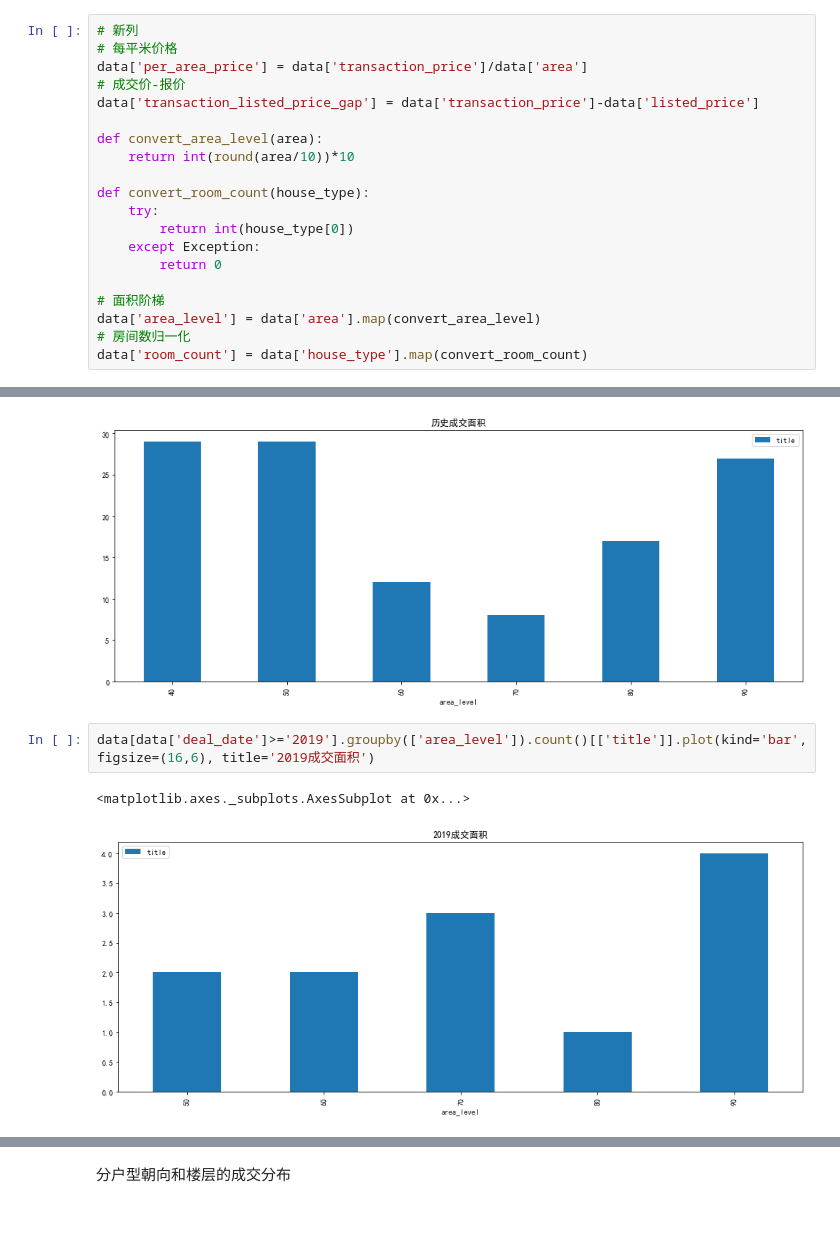
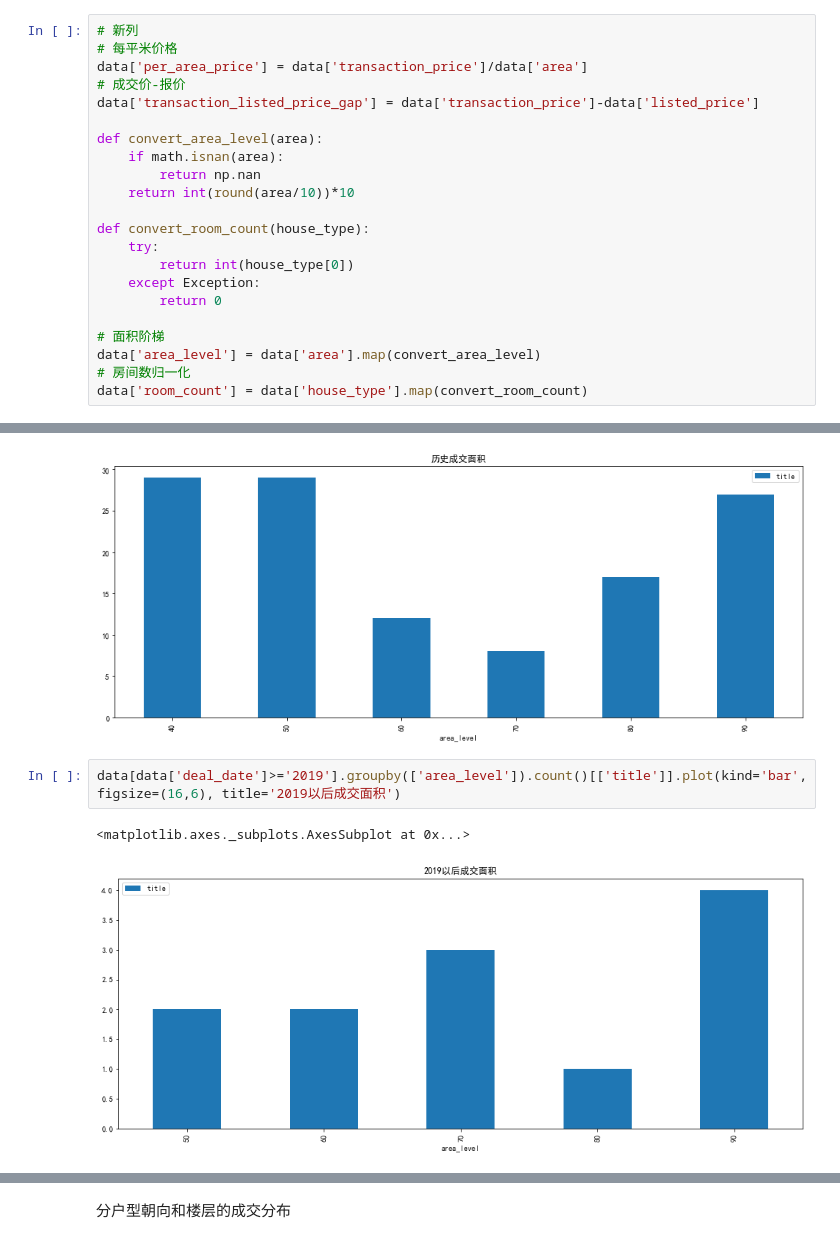
Before and after one commit to DanielHHP/lianjiaSpider, a Jupyter notebook: notebook/house_deal_analyse.ipynb, the cells around one changed output, grey strips where cells are left out. Cells and saved outputs as stored; diff of their text form.

```diff
--- a/notebook/house_deal_analyse.ipynb
+++ b/notebook/house_deal_analyse.ipynb
@@ -142,6 +143,8 @@ data['per_area_price'] = data['transaction_price']/data['area']
 data['transaction_listed_price_gap'] = data['transaction_price']-data['listed_price']
 
 def convert_area_level(area):
+    if math.isnan(area):
+        return np.nan
     return int(round(area/10))*10
 
 def convert_room_count(house_type):
@@ -245,10 +248,10 @@ data.groupby(['area_level']).count()[['title']].plot(kind='bar', figsize=(16,6),
 <matplotlib.axes._subplots.AxesSubplot at 0x...>
 [figure]
 # %%
-data[data['deal_date']>='2019'].groupby(['area_level']).count()[['title']].plot(kind='bar', figsize=(16,6), title='2019成交面积')
+data[data['deal_date']>='2019'].groupby(['area_level']).count()[['title']].plot(kind='bar', figsize=(16,6), title='2019以后成交面积')
 # %% [output]
 <matplotlib.axes._subplots.AxesSubplot at 0x...>
-[figure, old version]
+[figure, new version]
 # %%
 data.groupby(['room_count','orientation']).count()[['title']].plot(kind='bar', figsize=(16,6), title='历史成交户型+朝向')
 # %% [output]
```
Also changed, not shown: parts of 13 cells of this notebook.
